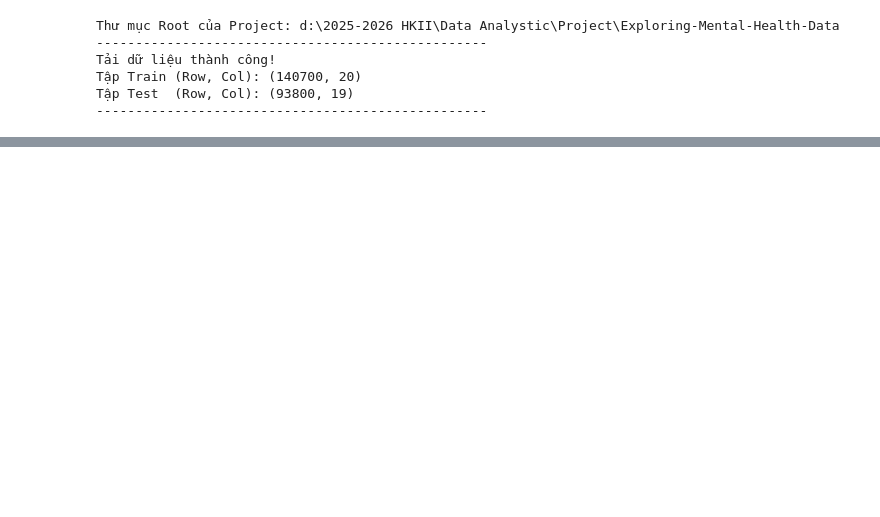
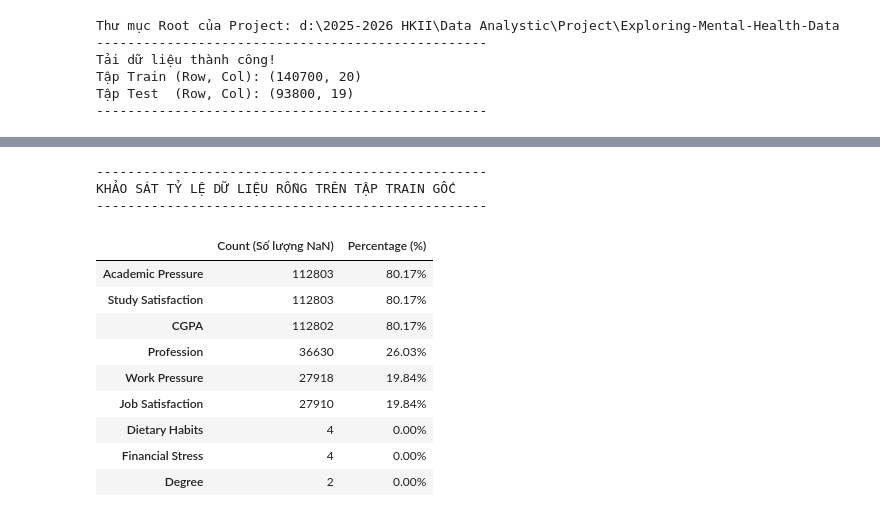
Before and after one commit to s4lt1f0l/Exploring-Mental-Health-Data, a Jupyter notebook: notebooks/02_preprocessing_fe.ipynb, the cells around one changed output, grey strips where cells are left out. Saved outputs shown, nothing was run; the diff lists cells and outputs as text; code cells hidden in the pictures; blank space fills up the shorter version.

Commit message:
feat: preporcessing missing value

```diff
--- a/notebooks/02_preprocessing_fe.ipynb
+++ b/notebooks/02_preprocessing_fe.ipynb
@@ -109,0 +227,39 @@ Tập Test  (Row, Col): (93800, 19)
+# %%
+# =====================================================================
+# BẢNG KIỂM CHỨNG TỶ LỆ KHUYẾT THIẾU (MISSING REPORT)
+# =====================================================================
+def get_missing_report(df, title="BÁO CÁO TỶ LỆ RỖNG (NaN)"):
+    null_counts = df.isnull().sum()
+    null_percentages = (null_counts / len(df)) * 100
+    missing_df = pd.DataFrame({
+        'Count (Số lượng NaN)': null_counts,
+        'Percentage (%)': null_percentages
+    })
+    missing_df = missing_df[missing_df['Count (Số lượng NaN)'] > 0]
+    missing_df = missing_df.sort_values(by='Percentage (%)', ascending=False)
+
+    print("-" * 50)
+    print(title)
+    print("-" * 50)
+
+    if missing_df.empty:
+        print("Dataset không có ô rỗng.")
+    else:
+        display(missing_df.style.format({'Percentage (%)': "{:.2f}%"}))
+
+
+get_missing_report(train_df, title="KHẢO SÁT TỶ LỆ DỮ LIỆU RỖNG TRÊN TẬP TRAIN GỐC")
+# %% [output]
+--------------------------------------------------
+KHẢO SÁT TỶ LỆ DỮ LIỆU RỖNG TRÊN TẬP TRAIN GỐC
+--------------------------------------------------
+|  | Count (Số lượng NaN) | Percentage (%) |
+| Academic Pressure | 112803 | 80.17% |
+| Study Satisfaction | 112803 | 80.17% |
+| CGPA | 112802 | 80.17% |
+| Profession | 36630 | 26.03% |
+| Work Pressure | 27918 | 19.84% |
+| Job Satisfaction | 27910 | 19.84% |
+| Dietary Habits | 4 | 0.00% |
+| Financial Stress | 4 | 0.00% |
+| Degree | 2 | 0.00% |
```
Also changed, not shown: parts of 12 cells of this notebook.
